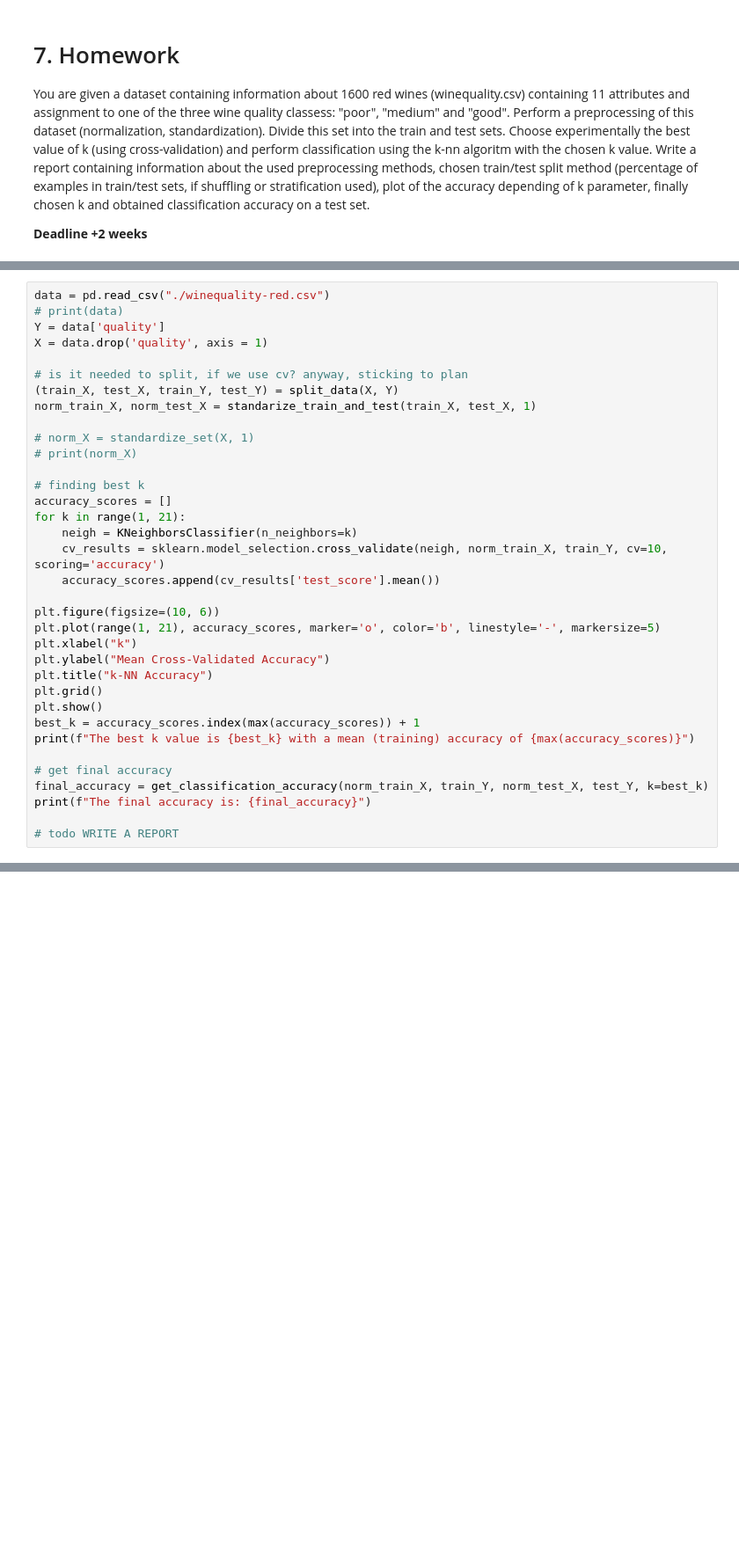
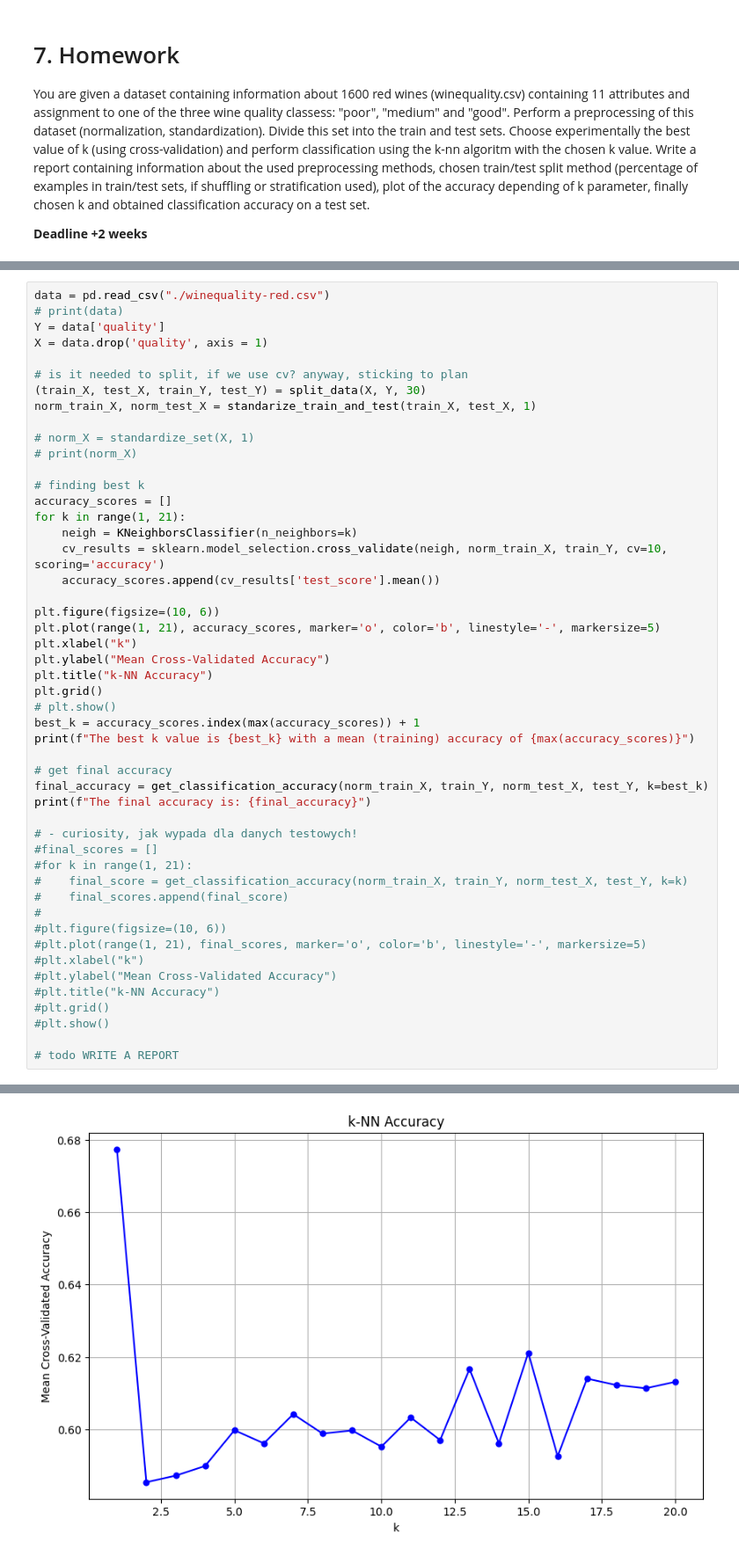
Before and after one commit to KotZPolibudy/NN-ML-zadanka, a Jupyter notebook: Lab 4 - k-NN i scikit-learn/Exercices_knn.ipynb, the cells around one changed output, grey strips where cells are left out. Shown at 88% size. Cells and saved outputs as stored; diff of their text form; blank space fills up the shorter version.

```diff
--- a/Lab 4 - k-NN i scikit-learn/Exercices_knn.ipynb
+++ b/Lab 4 - k-NN i scikit-learn/Exercices_knn.ipynb
@@ -182,7 +232,7 @@ Y = data['quality']
 X = data.drop('quality', axis = 1)
 
 # is it needed to split, if we use cv? anyway, sticking to plan
-(train_X, test_X, train_Y, test_Y) = split_data(X, Y)
+(train_X, test_X, train_Y, test_Y) = split_data(X, Y, 30)
 norm_train_X, norm_test_X = standarize_train_and_test(train_X, test_X, 1)
 
 # norm_X = standardize_set(X, 1)
@@ -201,7 +251,7 @@ plt.xlabel("k")
 plt.ylabel("Mean Cross-Validated Accuracy")
 plt.title("k-NN Accuracy")
 plt.grid()
-plt.show()
+# plt.show()
 best_k = accuracy_scores.index(max(accuracy_scores)) + 1
 print(f"The best k value is {best_k} with a mean (training) accuracy of {max(accuracy_scores)}")
 
@@ -209,4 +259,19 @@ print(f"The best k value is {best_k} with a mean (training) accuracy of {max(acc
 final_accuracy = get_classification_accuracy(norm_train_X, train_Y, norm_test_X, test_Y, k=best_k)
 print(f"The final accuracy is: {final_accuracy}")
 
+# - curiosity, jak wypada dla danych testowych!
+#final_scores = []
+#for k in range(1, 21):
+#    final_score = get_classification_accuracy(norm_train_X, train_Y, norm_test_X, test_Y, k=k)
+#    final_scores.append(final_score)
+#
+#plt.figure(figsize=(10, 6))
+#plt.plot(range(1, 21), final_scores, marker='o', color='b', linestyle='-', markersize=5)
+#plt.xlabel("k")
+#plt.ylabel("Mean Cross-Validated Accuracy")
+#plt.title("k-NN Accuracy")
+#plt.grid()
+#plt.show()
+
 # todo WRITE A REPORT
+# %% [output]
@@ -212,0 +280 @@ print(f"The final accuracy is: {final_accuracy}")
+[figure, added]
```
Also changed, not shown: parts of 12 cells of this notebook.
